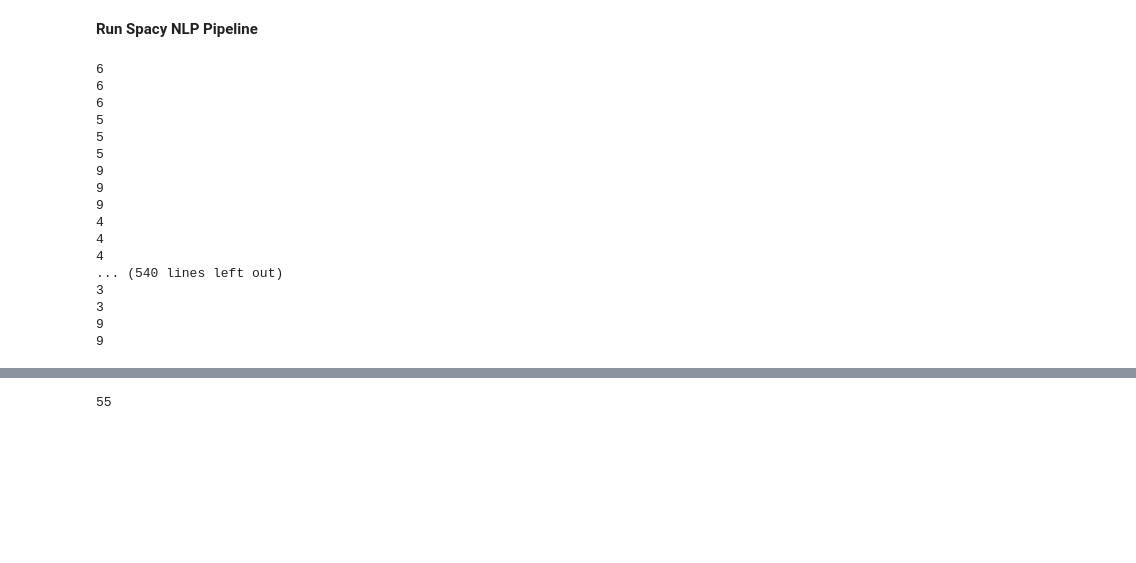
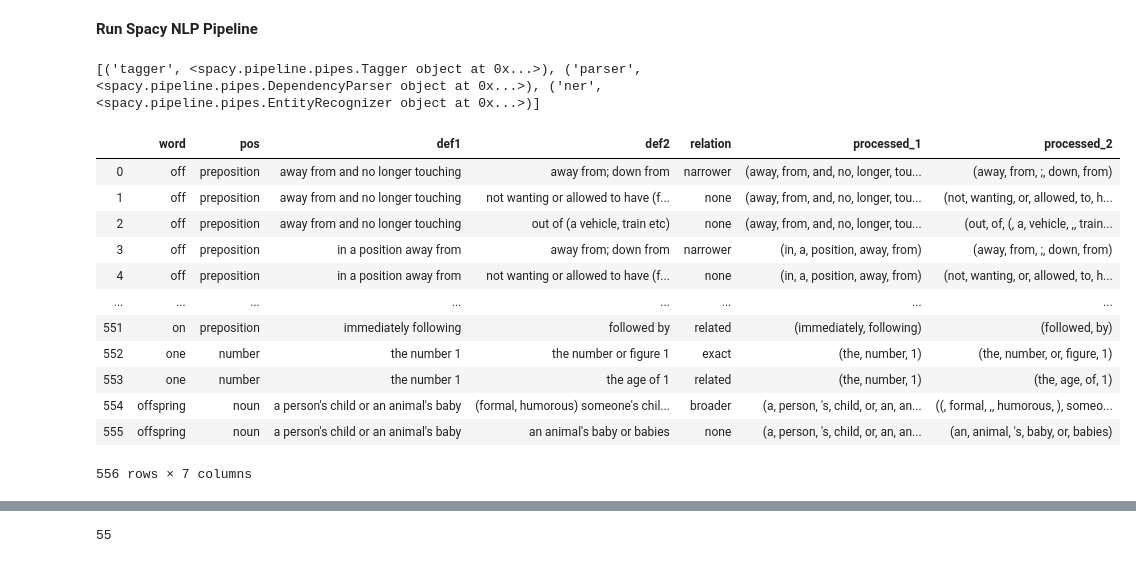
Before and after one commit to acdh-oeaw/elexis_mwsa_model, a Jupyter notebook: Codalab shared task.ipynb, the cells around one changed output, grey strips where cells are left out. Saved outputs shown, nothing was run; the diff lists cells and outputs as text; code cells hidden in the pictures; blank space fills up the shorter version.

```diff
--- a/Codalab shared task.ipynb
+++ b/Codalab shared task.ipynb
@@ -529,38 +614,27 @@ en_data['processed_1'] = en_data['def1'].map(spacyDocForVec)
 en_data['processed_2'] = en_data['def2'].map(spacyDocForVec)
 #doc_list = spacyDocForVec(en_data['def1'])
 #doc_list2 = spacyDocForVec(en_data['def2'])
-# %%
-from nltk import collections
-
-en_data['processed_1'][0].vocab
-deps = collections.defaultdict(set)
-
-for row in en_data['processed_1']:
-    print(row.__len__())
-    #for token in en_:
-     #   deps.add(token.dep_)
-        #print(deps)
-
-#deps
-    #print(token.text, "| lemma:", token.lemma_, "| norm:" , token.norm_, "| pos:" ,token.pos_, "| tag:", token.tag_, "| dep:", token.dep_, "| sentiment:", token.sentiment)
-# %% [output]
-6
-6
-6
-5
-5
-5
-9
-9
-9
-4
-4
-4
-... (540 lines left out)
-3
-3
-9
-9
+# %%
+from nltk import collections
+
+en_data['processed_1']
+print(nlp.pipeline)
+en_data
+# %% [output]
+[('tagger', <spacy.pipeline.pipes.Tagger object at 0x...>), ('parser', <spacy.pipeline.pipes.DependencyParser object at 0x...>), ('ner', <spacy.pipeline.pipes.EntityRecognizer object at 0x...>)]
+|  | word | pos | def1 | def2 | relation | processed_1 | processed_2 |
+| 0 | off | preposition | away from and no longer touching | away from; down from | narrower | (away, from, and, no, longer, tou... | (away, from, ;, down, from) |
+| 1 | off | preposition | away from and no longer touching | not wanting or allowed to have (f... | none | (away, from, and, no, longer, tou... | (not, wanting, or, allowed, to, h... |
+| 2 | off | preposition | away from and no longer touching | out of (a vehicle, train etc) | none | (away, from, and, no, longer, tou... | (out, of, (, a, vehicle, ,, train... |
+| 3 | off | preposition | in a position away from | away from; down from | narrower | (in, a, position, away, from) | (away, from, ;, down, from) |
+| 4 | off | preposition | in a position away from | not wanting or allowed to have (f... | none | (in, a, position, away, from) | (not, wanting, or, allowed, to, h... |
+| ... | ... | ... | ... | ... | ... | ... | ... |
+| 551 | on | preposition | immediately following | followed by | related | (immediately, following) | (followed, by) |
+| 552 | one | number | the number 1 | the number or figure 1 | exact | (the, number, 1) | (the, number, or, figure, 1) |
+| 553 | one | number | the number 1 | the age of 1 | related | (the, number, 1) | (the, age, of, 1) |
+| 554 | offspring | noun | a person's child or an animal's baby | (formal, humorous) someone's chil... | broader | (a, person, 's, child, or, an, an... | ((, formal, ,, humorous, ), someo... |
+| 555 | offspring | noun | a person's child or an animal's baby | an animal's baby or babies | none | (a, person, 's, child, or, an, an... | (an, animal, 's, baby, or, babies) |
+556 rows × 7 columns
 # %%
 #df['def1_nlp']=doc_list
 #df['def2_nlp']=doc_list2
```
Also changed, not shown: parts of 15 cells of this notebook, 2 other files.
